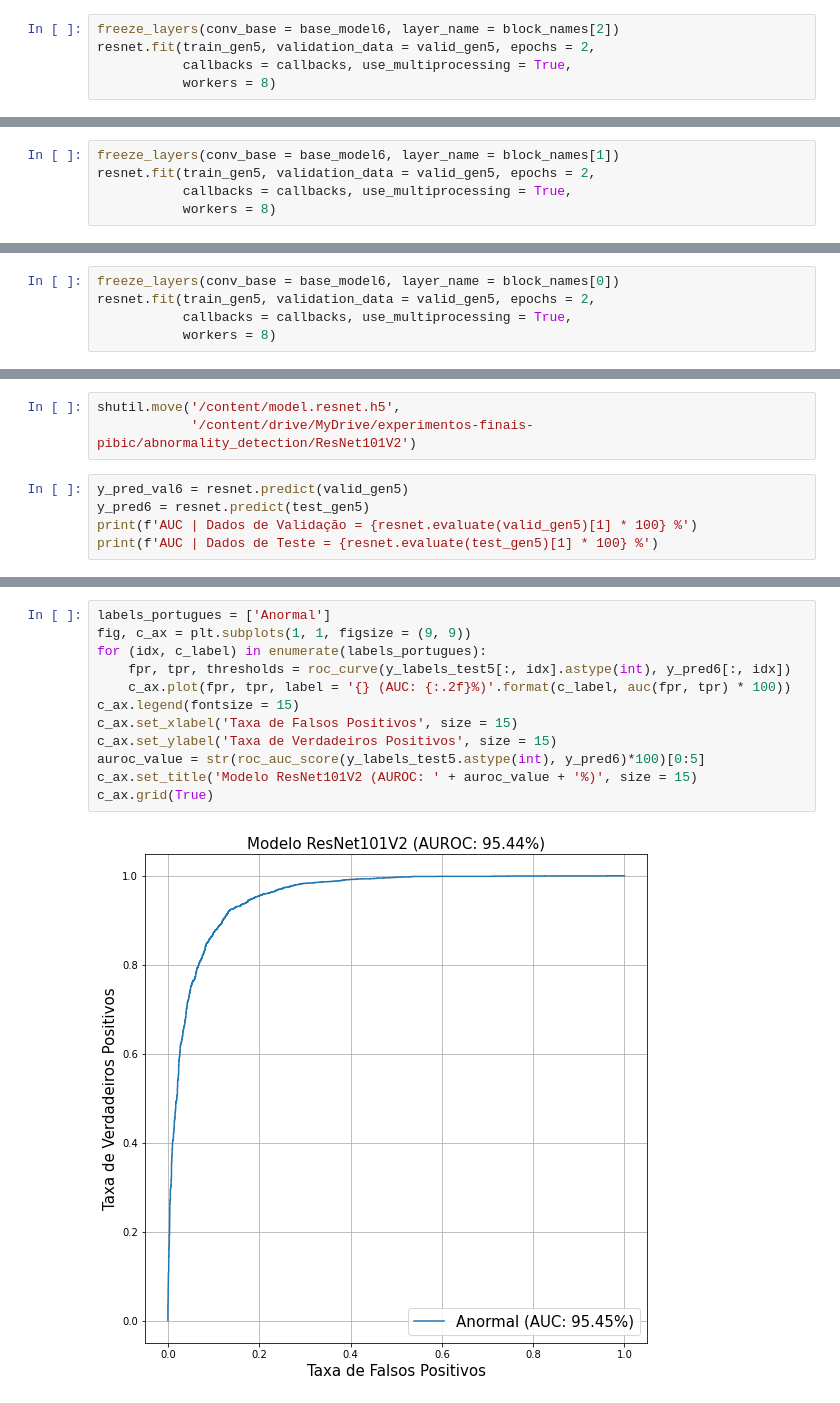
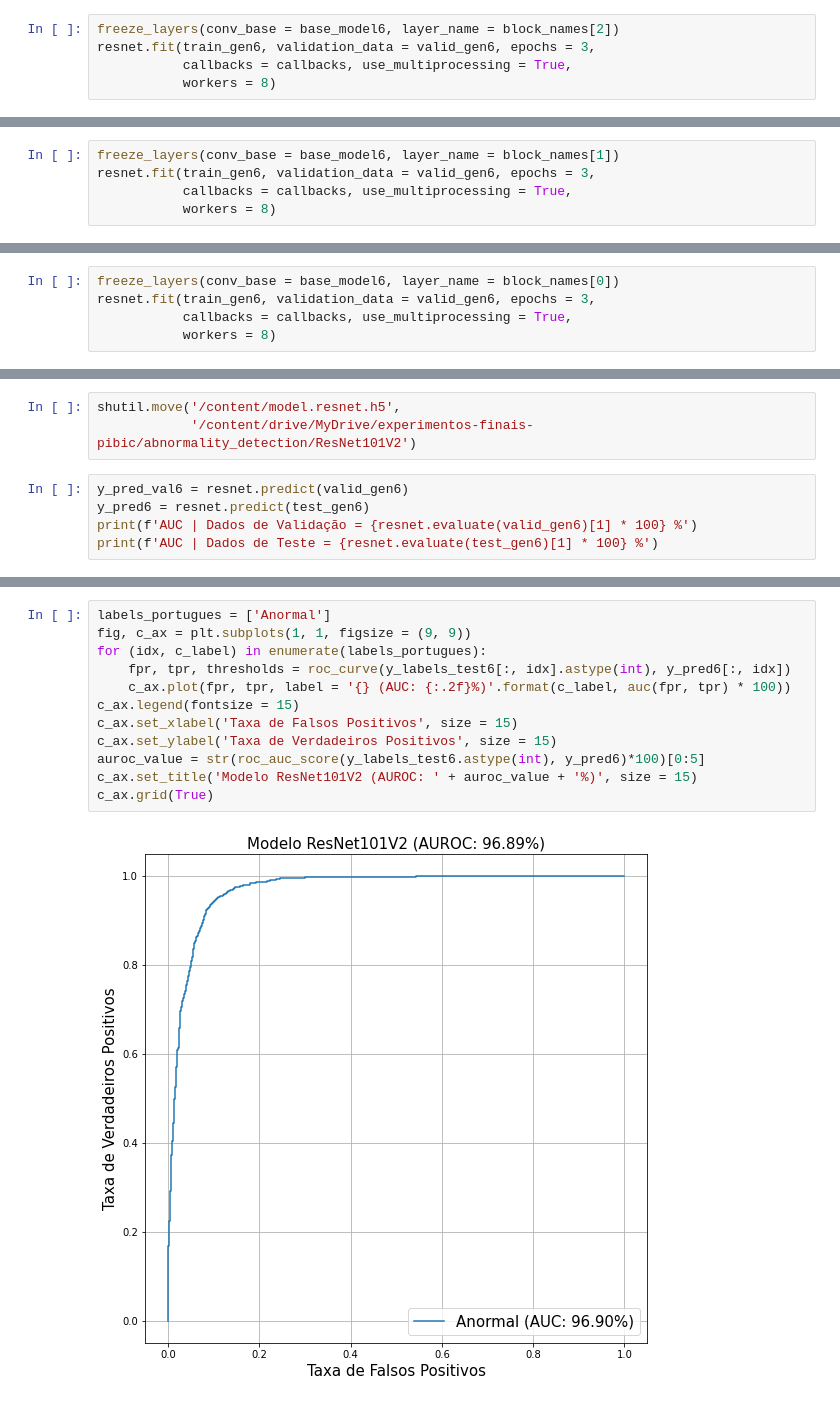
Before and after one commit to Alyssonmach/cnn-lung-diseases, a Jupyter notebook: experiments/second-paper/abnormality_detection.ipynb, the cells around one changed output, grey strips where cells are left out. Saved outputs shown, nothing was run; the diff lists cells and outputs as text.

```diff
--- a/experiments/second-paper/abnormality_detection.ipynb
+++ b/experiments/second-paper/abnormality_detection.ipynb
@@ -994,7 +1003,7 @@ Bloco conv3_block4_1_conv found!
 Bloco conv4_block6_3_conv found!
 # %%
 freeze_layers(conv_base = base_model6, layer_name = block_names[2])
-resnet.fit(train_gen5, validation_data = valid_gen5, epochs = 2,
+resnet.fit(train_gen6, validation_data = valid_gen6, epochs = 3,
            callbacks = callbacks, use_multiprocessing = True,
            workers = 8)
 # %% [output]
@@ -1014,7 +1026,7 @@ shutil.move('/content/model_resnet1.zip',
             '/content/drive/MyDrive/experimentos-finais-pibic/abnormality_detection/ResNet101V2')
 # %%
 freeze_layers(conv_base = base_model6, layer_name = block_names[1])
-resnet.fit(train_gen5, validation_data = valid_gen5, epochs = 2,
+resnet.fit(train_gen6, validation_data = valid_gen6, epochs = 3,
            callbacks = callbacks, use_multiprocessing = True,
            workers = 8)
 # %% [output]
@@ -1034,7 +1049,7 @@ shutil.move('/content/model_resnet2.zip',
             '/content/drive/MyDrive/experimentos-finais-pibic/abnormality_detection/ResNet101V2')
 # %%
 freeze_layers(conv_base = base_model6, layer_name = block_names[0])
-resnet.fit(train_gen5, validation_data = valid_gen5, epochs = 2,
+resnet.fit(train_gen6, validation_data = valid_gen6, epochs = 3,
            callbacks = callbacks, use_multiprocessing = True,
            workers = 8)
 # %% [output]
@@ -1056,8 +1074,8 @@ shutil.move('/content/model_resnet3.zip',
 shutil.move('/content/model.resnet.h5',
             '/content/drive/MyDrive/experimentos-finais-pibic/abnormality_detection/ResNet101V2')
 # %%
-y_pred_val6 = resnet.predict(valid_gen5)
-y_pred6 = resnet.predict(test_gen5)
-print(f'AUC | Dados de Validação = {resnet.evaluate(valid_gen5)[1] * 100} %')
-print(f'AUC | Dados de Teste = {resnet.evaluate(test_gen5)[1] * 100} %')
+y_pred_val6 = resnet.predict(valid_gen6)
+y_pred6 = resnet.predict(test_gen6)
+print(f'AUC | Dados de Validação = {resnet.evaluate(valid_gen6)[1] * 100} %')
+print(f'AUC | Dados de Teste = {resnet.evaluate(test_gen6)[1] * 100} %')
 # %% [output]
@@ -1068,17 +1086,17 @@ AUC | Dados de Teste = 95.44433355331421 %
 # %%
 labels_portugues = ['Anormal']
 fig, c_ax = plt.subplots(1, 1, figsize = (9, 9))
 for (idx, c_label) in enumerate(labels_portugues):
-    fpr, tpr, thresholds = roc_curve(y_labels_test5[:, idx].astype(int), y_pred6[:, idx])
+    fpr, tpr, thresholds = roc_curve(y_labels_test6[:, idx].astype(int), y_pred6[:, idx])
     c_ax.plot(fpr, tpr, label = '{} (AUC: {:.2f}%)'.format(c_label, auc(fpr, tpr) * 100))
 c_ax.legend(fontsize = 15)
 c_ax.set_xlabel('Taxa de Falsos Positivos', size = 15)
 c_ax.set_ylabel('Taxa de Verdadeiros Positivos', size = 15)
-auroc_value = str(roc_auc_score(y_labels_test5.astype(int), y_pred6)*100)[0:5]
+auroc_value = str(roc_auc_score(y_labels_test6.astype(int), y_pred6)*100)[0:5]
 c_ax.set_title('Modelo ResNet101V2 (AUROC: ' + auroc_value + '%)', size = 15)
 c_ax.grid(True)
 # %% [output]
-[figure, old version]
+[figure, new version]
 # %%
 threshold_variation = dict()
 for label_index in range(0, len(labels)):
```
Also changed, not shown: parts of 61 cells of this notebook.
